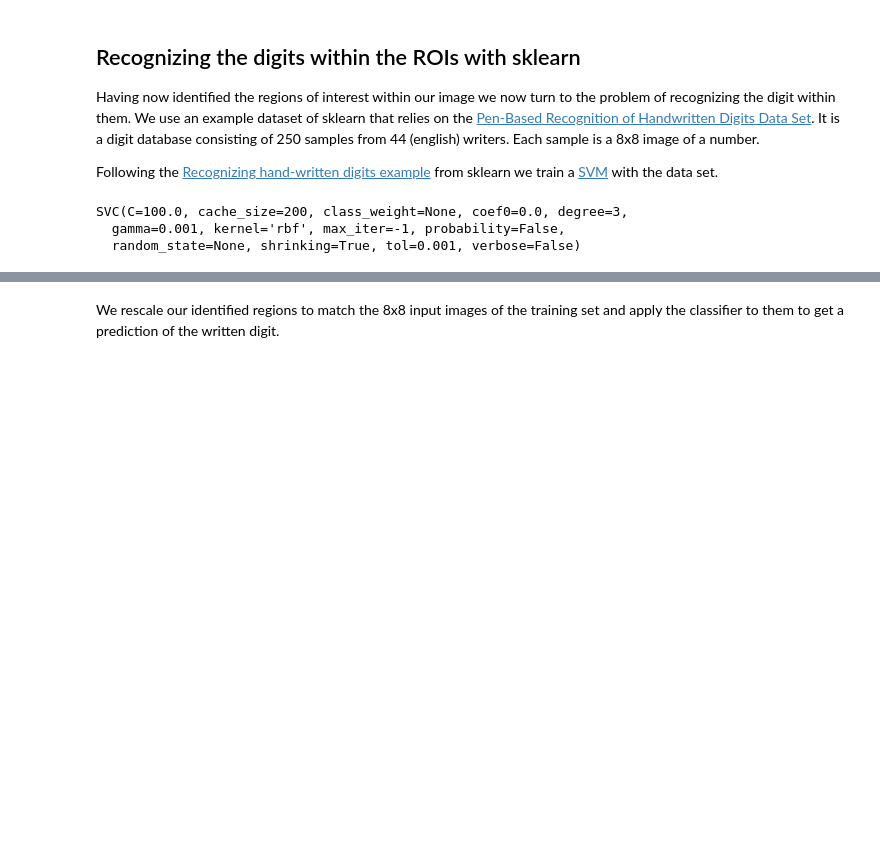
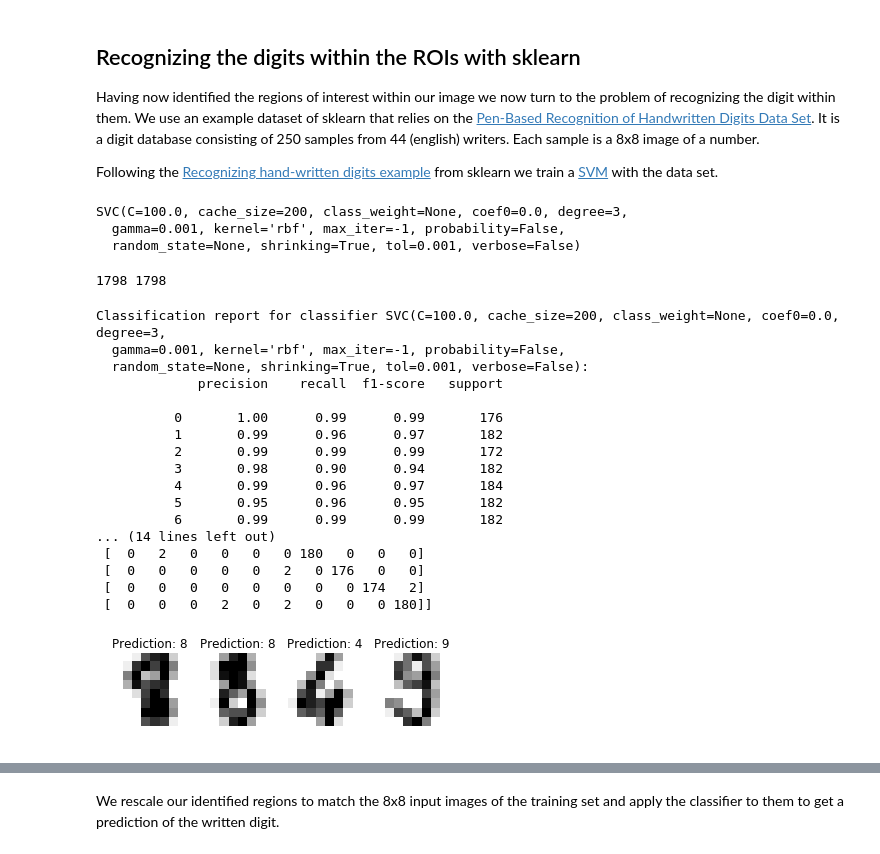
Before and after one commit to scholich/python-overview, a Jupyter notebook: find_digits_and_predict.ipynb, the cells around one changed output, grey strips where cells are left out. Cells and saved outputs as stored; diff of their text form; code cells hidden in the pictures; blank space fills up the shorter version.

```diff
--- a/find_digits_and_predict.ipynb
+++ b/find_digits_and_predict.ipynb
@@ -105,0 +112,36 @@ SVC(C=100.0, cache_size=200, class_weight=None, coef0=0.0, degree=3,
+# %%
+print len(expected), len(predicted)
+# %% [output]
+1798 1798
+# %%
+print("Classification report for classifier %s:\n%s\n"
+      % (clf, metrics.classification_report(expected, predicted)))
+print("Confusion matrix:\n%s" % metrics.confusion_matrix(expected, predicted))
+
+images_and_predictions = list(zip(digits.images[n_samples / 2:], predicted))
+for index, (image, prediction) in enumerate(images_and_predictions[:4]):
+    plt.subplot(2, 4, index + 5)
+    plt.axis('off')
+    plt.imshow(image, cmap=plt.cm.gray_r, interpolation='nearest')
+    plt.title('Prediction: %i' % prediction)
+
+plt.show()
+# %% [output]
+Classification report for classifier SVC(C=100.0, cache_size=200, class_weight=None, coef0=0.0, degree=3,
+  gamma=0.001, kernel='rbf', max_iter=-1, probability=False,
+  random_state=None, shrinking=True, tol=0.001, verbose=False):
+             precision    recall  f1-score   support
+
+          0       1.00      0.99      0.99       176
+          1       0.99      0.96      0.97       182
+          2       0.99      0.99      0.99       172
+          3       0.98      0.90      0.94       182
+          4       0.99      0.96      0.97       184
+          5       0.95      0.96      0.95       182
+          6       0.99      0.99      0.99       182
+... (14 lines left out)
+ [  0   2   0   0   0   0 180   0   0   0]
+ [  0   0   0   0   0   2   0 176   0   0]
+ [  0   0   0   0   0   0   0   0 174   2]
+ [  0   0   0   2   0   2   0   0   0 180]]
+[figure, added]
```
Also changed, not shown: parts of 7 cells of this notebook, 3 other files.
